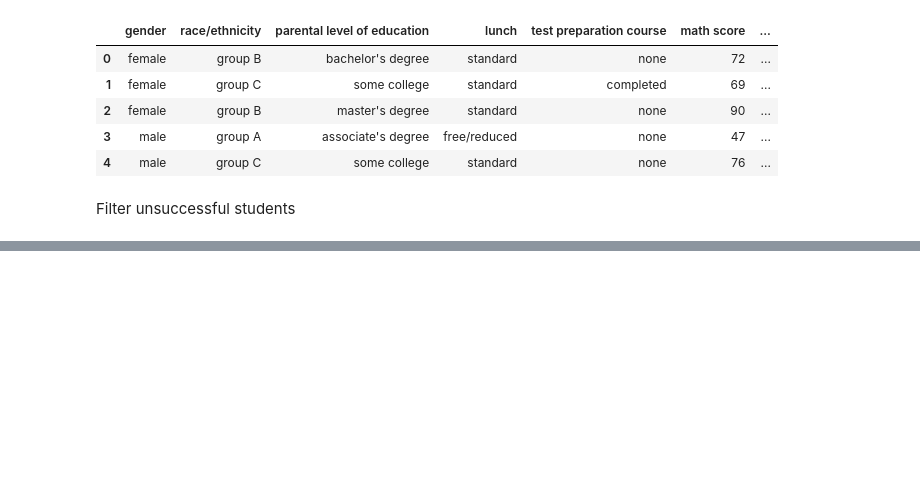
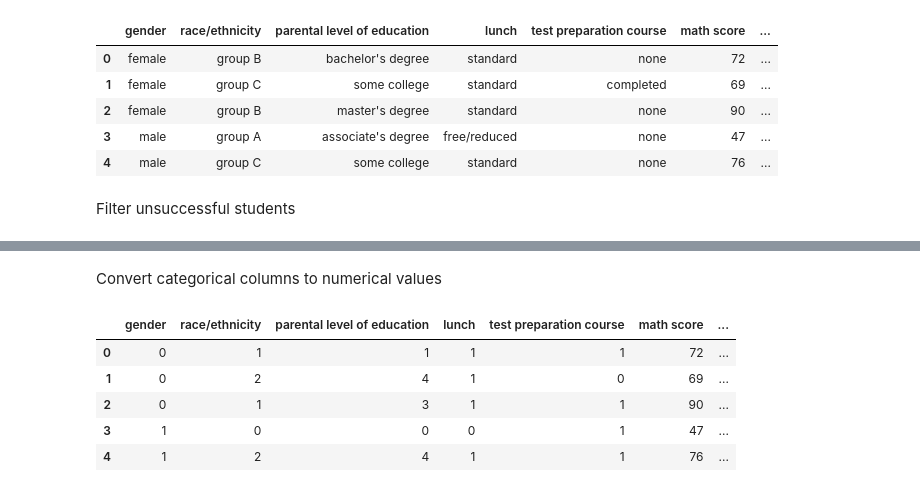
Before and after one commit to Rezashatery/Student-Performance-Analysis, a Jupyter notebook: Student-Performance-Analysis.ipynb, the cells around one changed output, grey strips where cells are left out. Cells and saved outputs as stored; diff of their text form; code cells hidden in the pictures; blank space fills up the shorter version.

```diff
--- a/Student-Performance-Analysis.ipynb
+++ b/Student-Performance-Analysis.ipynb
@@ -267,0 +266,17 @@ failed_students
+# %% [markdown]
+Convert categorical columns to numerical values
+# %%
+encoder = LabelEncoder()
+df_encoded = df.copy()
+
+categorical_columns = ['gender', 'race/ethnicity', 'parental level of education', 'lunch', 'test preparation course','success status']
+for column in categorical_columns:
+    df_encoded[column] = encoder.fit_transform(df_encoded[column])
+df_encoded.head()
+# %% [output]
+|  | gender | race/ethnicity | parental level of education | lunch | test preparation course | math score | ... |
+| 0 | 0 | 1 | 1 | 1 | 1 | 72 | ... |
+| 1 | 0 | 2 | 4 | 1 | 0 | 69 | ... |
+| 2 | 0 | 1 | 3 | 1 | 1 | 90 | ... |
+| 3 | 1 | 0 | 0 | 0 | 1 | 47 | ... |
+| 4 | 1 | 2 | 4 | 1 | 1 | 76 | ... |
```
Also changed, not shown: parts of 5 cells of this notebook.
